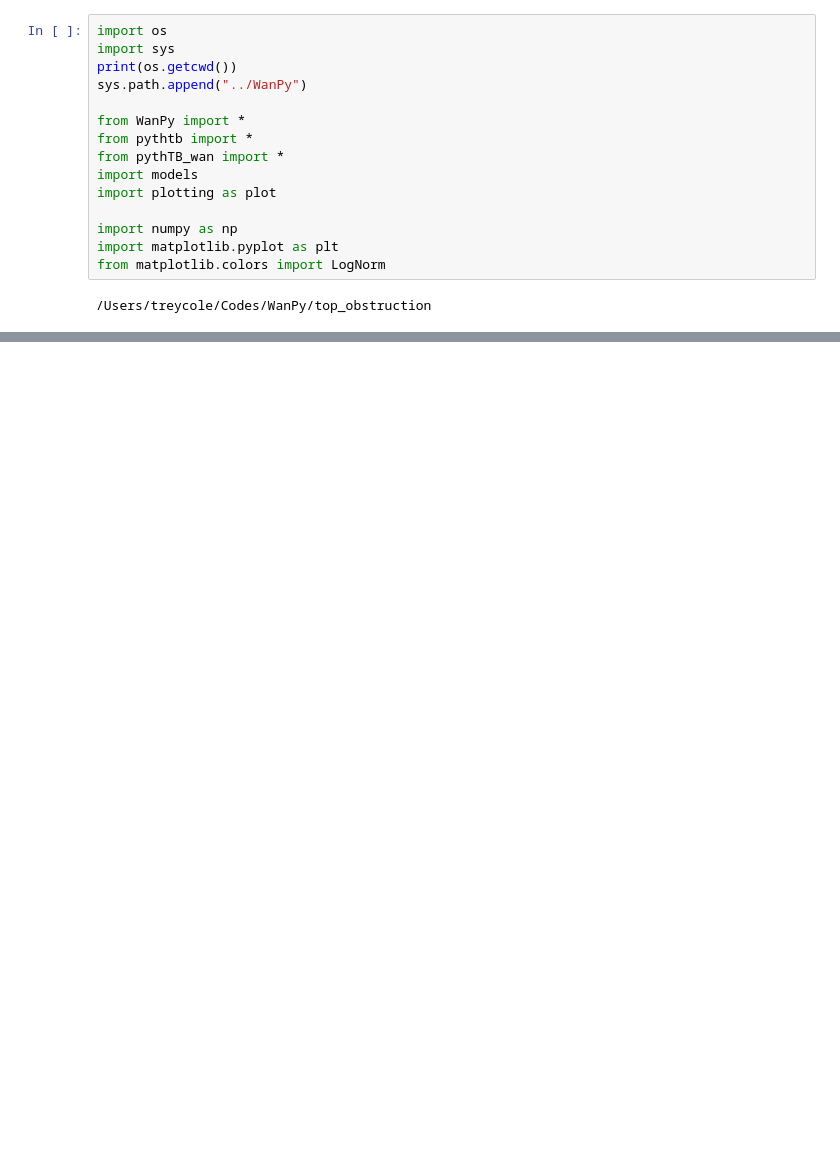
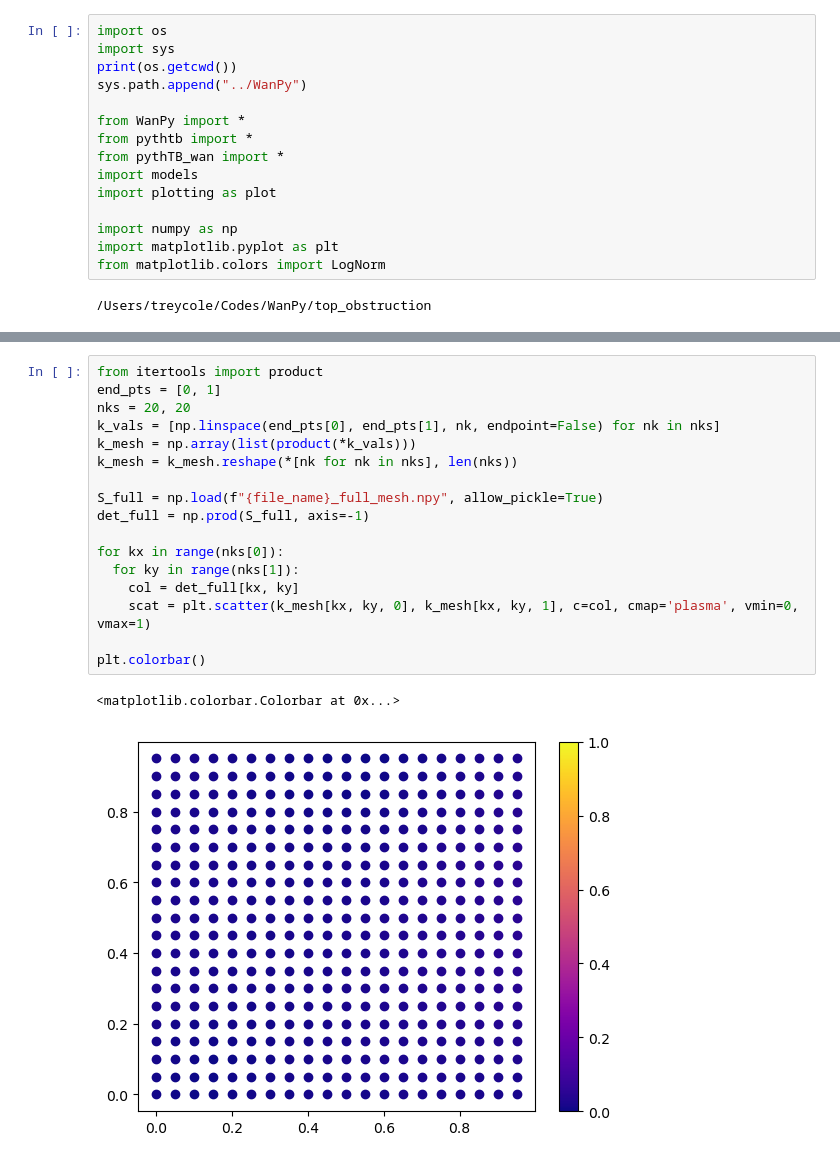
Before and after one commit to treycole/WanPy, a Jupyter notebook: top_obstruction/sing_vals_plot.ipynb, the cells around one changed output, grey strips where cells are left out. Drawn from its saved outputs; the diff is of its cells as text; blank space fills up the shorter version.

```diff
--- a/top_obstruction/sing_vals_plot.ipynb
+++ b/top_obstruction/sing_vals_plot.ipynb
@@ -36,0 +104,20 @@ chern = u_wfs_full.berry_flux([i for i in range(n_occ)])/(2*np.pi)
+# %%
+from itertools import product
+end_pts = [0, 1]
+nks = 20, 20
+k_vals = [np.linspace(end_pts[0], end_pts[1], nk, endpoint=False) for nk in nks]
+k_mesh = np.array(list(product(*k_vals)))
+k_mesh = k_mesh.reshape(*[nk for nk in nks], len(nks))
+
+S_full = np.load(f"{file_name}_full_mesh.npy", allow_pickle=True)
+det_full = np.prod(S_full, axis=-1)
+
+for kx in range(nks[0]):
+  for ky in range(nks[1]):
+    col = det_full[kx, ky]
+    scat = plt.scatter(k_mesh[kx, ky, 0], k_mesh[kx, ky, 1], c=col, cmap='plasma', vmin=0, vmax=1)
+
+plt.colorbar()
+# %% [output]
+<matplotlib.colorbar.Colorbar at 0x...>
+[figure, added]
```
Also changed, not shown: parts of 13 cells of this notebook, 24 other files.
